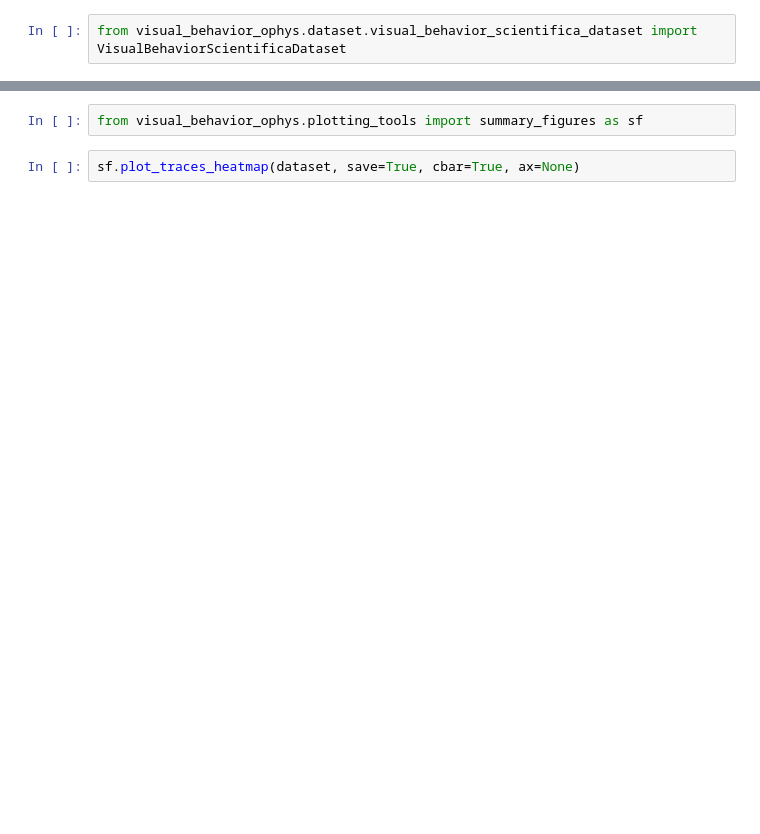
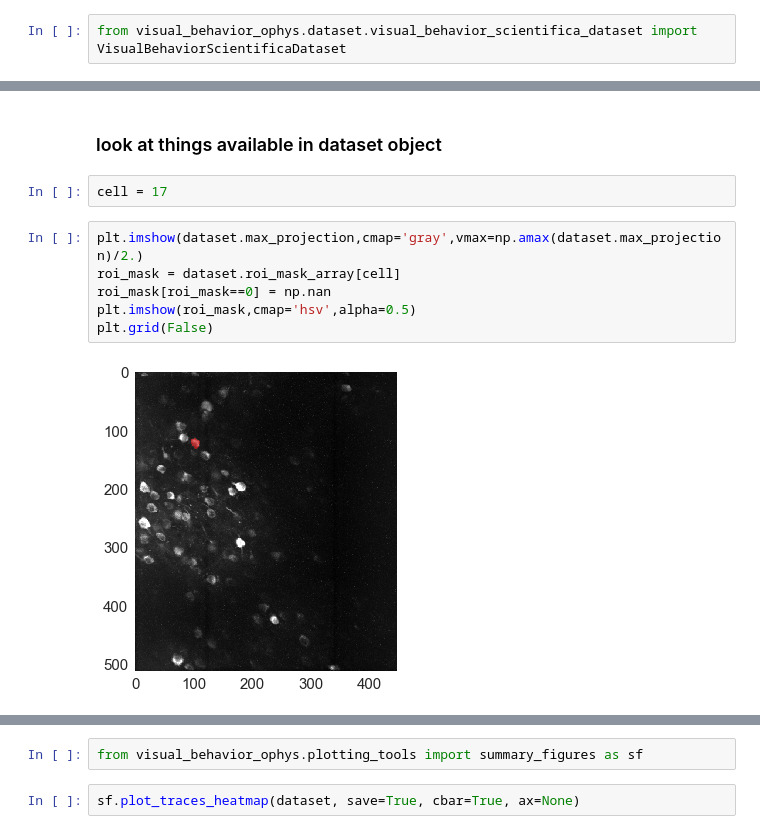
Before and after one commit to matchings/visual_behavior_ophys, a Jupyter notebook: visual_behavior_ophys/examples/visual_behavior_scientitifica_dataset_example.ipynb, the cells around one changed output, grey strips where cells are left out. Drawn from its saved outputs; the diff is of its cells as text; blank space fills up the shorter version.

```diff
--- a/visual_behavior_ophys/examples/visual_behavior_scientitifica_dataset_example.ipynb
+++ b/visual_behavior_ophys/examples/visual_behavior_scientitifica_dataset_example.ipynb
@@ -32,0 +39,12 @@ number of segmented cells: 166
+# %% [markdown]
+### look at things available in dataset object
+# %%
+cell = 17
+# %%
+plt.imshow(dataset.max_projection,cmap='gray',vmax=np.amax(dataset.max_projection)/2.)
+roi_mask = dataset.roi_mask_array[cell]
+roi_mask[roi_mask==0] = np.nan
+plt.imshow(roi_mask,cmap='hsv',alpha=0.5)
+plt.grid(False)
+# %% [output]
+[figure, added]
```
Also changed, not shown: parts of 33 cells of this notebook, 3 other files.
